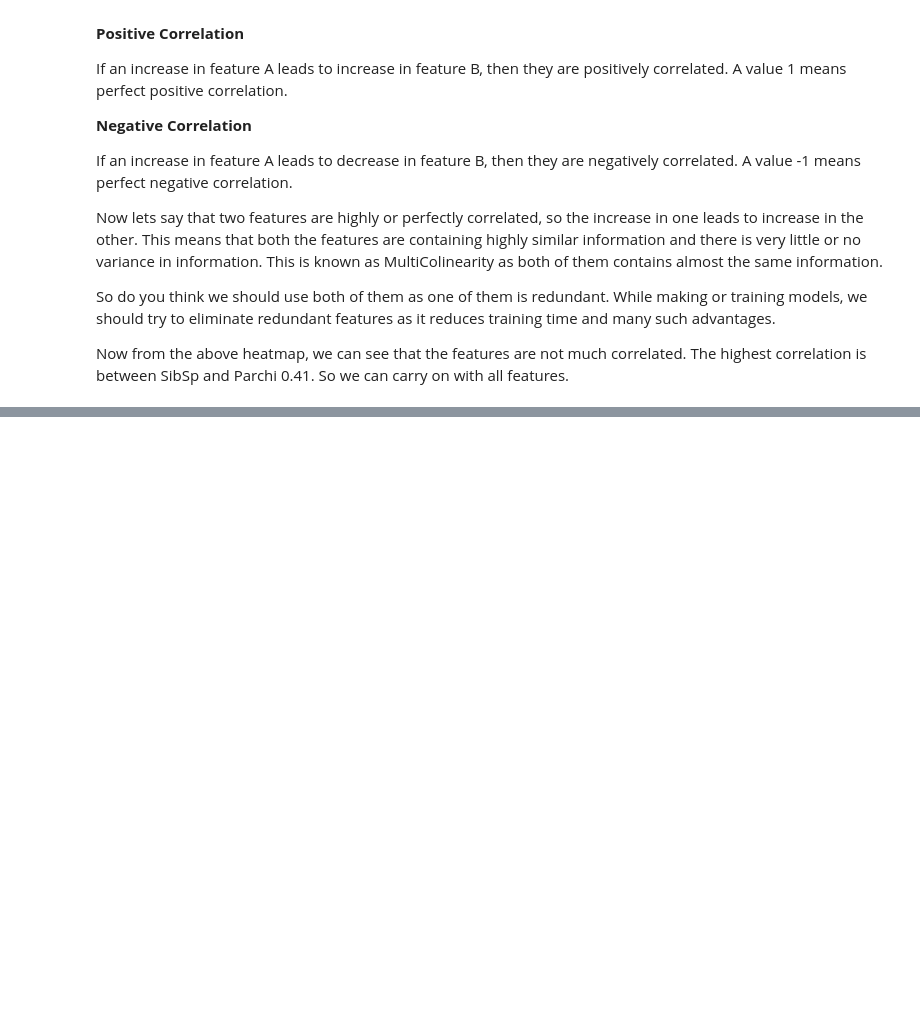
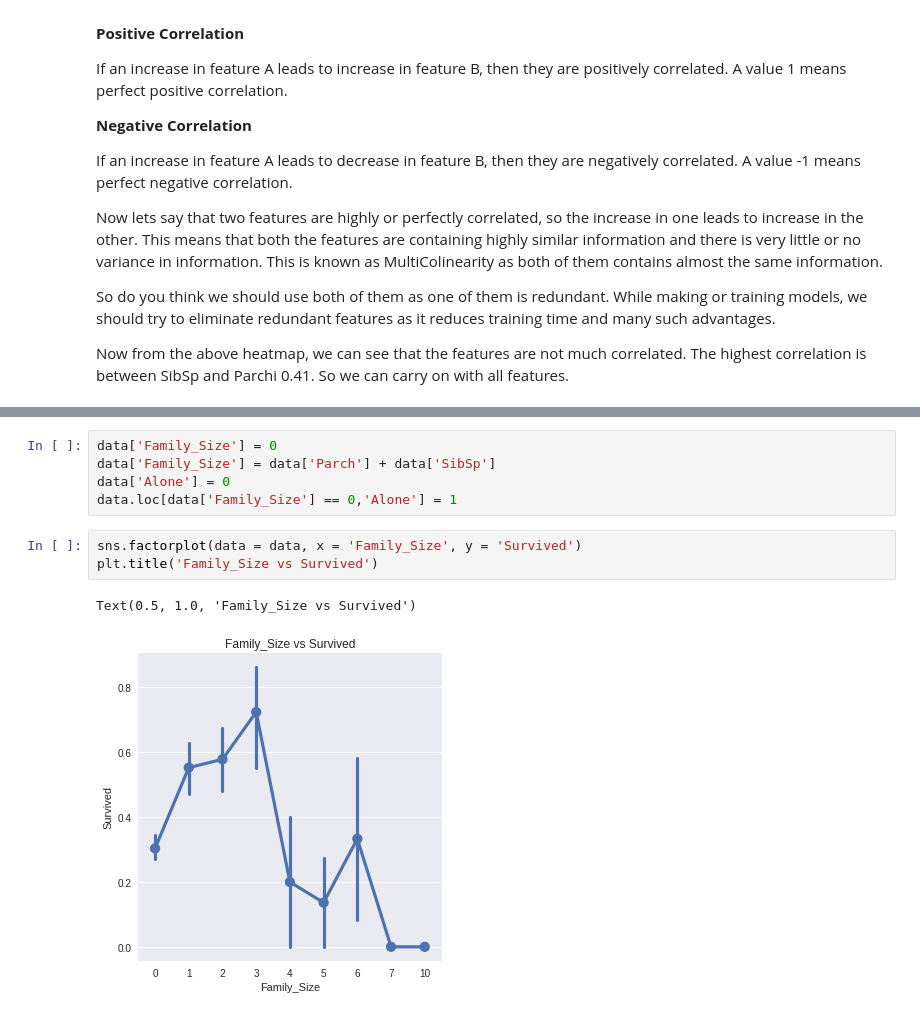
Before and after one commit to leejeseok-kor/kaggle, a Jupyter notebook: jje-tutorial.ipynb, the cells around one changed output, grey strips where cells are left out. Drawn from its saved outputs; the diff is of its cells as text; blank space fills up the shorter version.

```diff
--- a/jje-tutorial.ipynb
+++ b/jje-tutorial.ipynb
@@ -327,0 +671,11 @@ Now from the above heatmap, we can see that the features are not much correlated
+# %%
+data['Family_Size'] = 0
+data['Family_Size'] = data['Parch'] + data['SibSp']
+data['Alone'] = 0
+data.loc[data['Family_Size'] == 0,'Alone'] = 1
+# %%
+sns.factorplot(data = data, x = 'Family_Size', y = 'Survived')
+plt.title('Family_Size vs Survived')
+# %% [output]
+Text(0.5, 1.0, 'Family_Size vs Survived')
+[figure, added]
```
Also changed, not shown: parts of 72 cells of this notebook.
